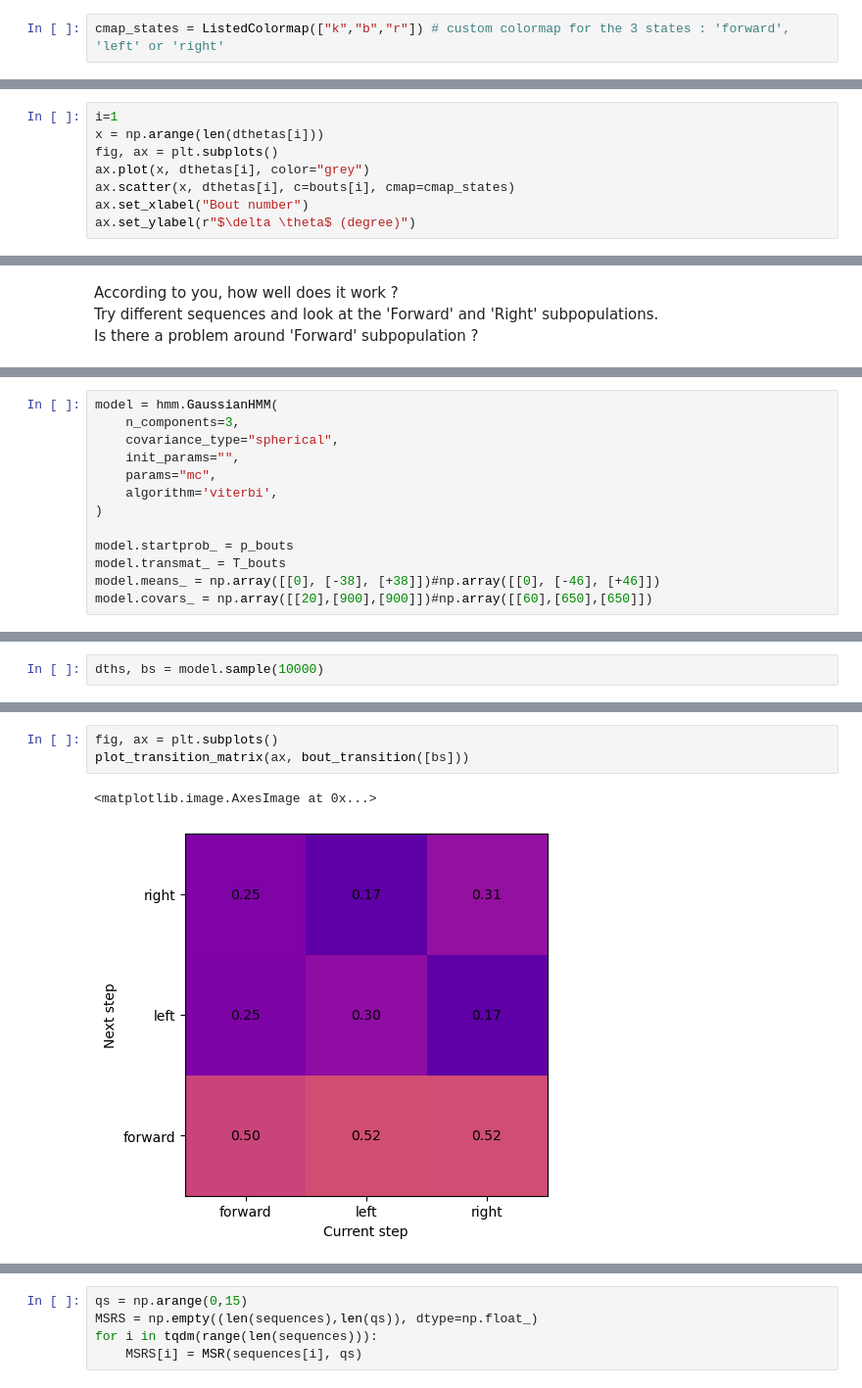
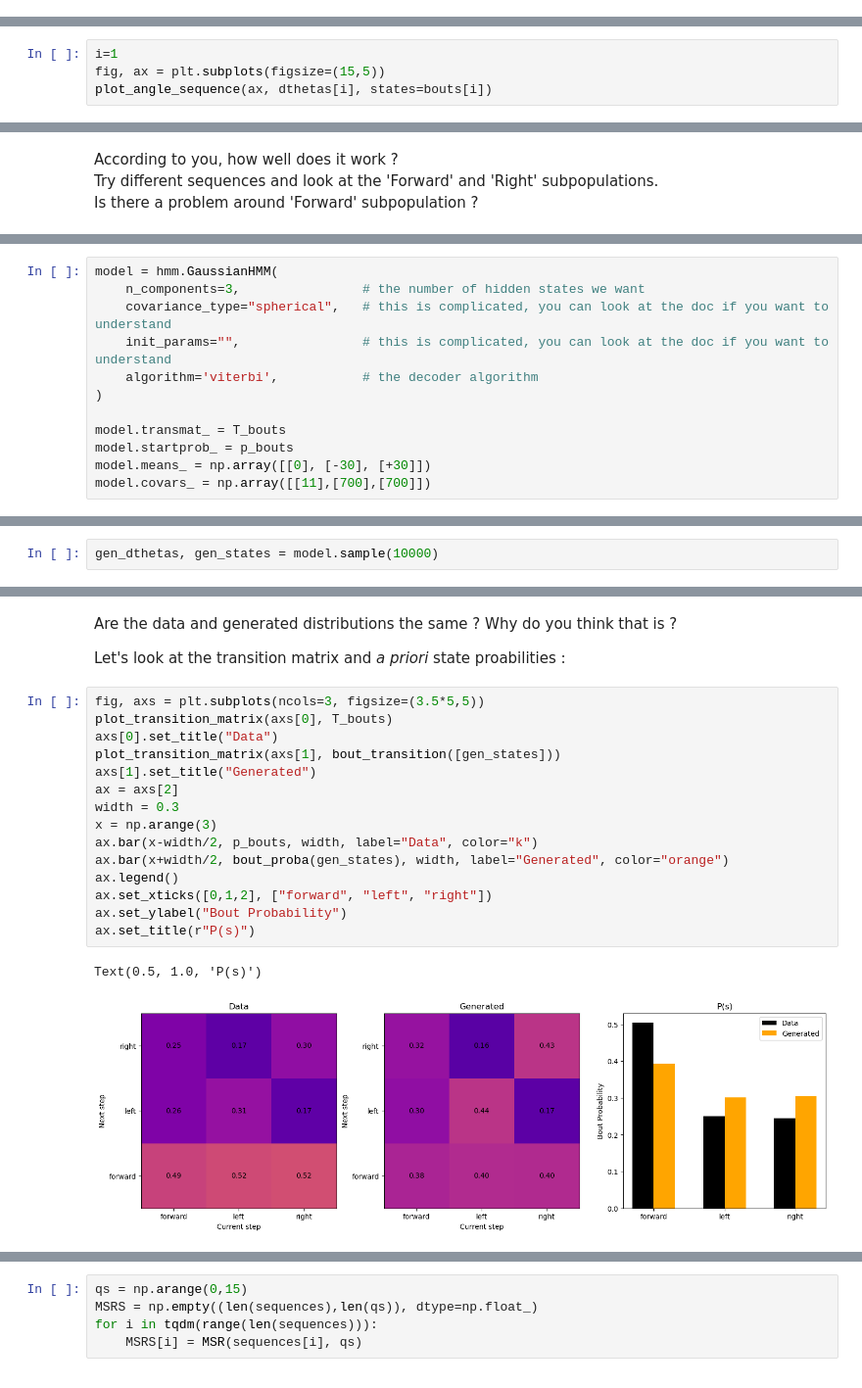
Before and after one commit to EmeEmu/IBIO-Banyuls2023-Python, a Jupyter notebook: day4_HMMs.ipynb, the cells around one changed output, grey strips where cells are left out. Shown at 98% size. Drawn from its saved outputs; the diff is of its cells as text.

```diff
--- a/day4_HMMs.ipynb
+++ b/day4_HMMs.ipynb
@@ -145,5 +118,3 @@ In the first part of this practical, we will :
 3. see how those statistics evolve with temperature
 4. find the stationary distribution of the Markov Chain
 5. use the Markov Chain to generate new sequences of states
-# %%
-cmap_states = ListedColormap(["k","b","r"]) # custom colormap for the 3 states : 'forward', 'left' or 'right'
@@ -289,10 +233,6 @@ Text(0, 0.5, 'Density')
 And let's see what it looks like for an example sequence
 # %%
 i=1
-x = np.arange(len(dthetas[i]))
-fig, ax = plt.subplots()
-ax.plot(x, dthetas[i], color="grey")
-ax.scatter(x, dthetas[i], c=bouts[i], cmap=cmap_states)
-ax.set_xlabel("Bout number")
-ax.set_ylabel(r"$\delta \theta$ (degree)")
+fig, ax = plt.subplots(figsize=(15,5))
+plot_angle_sequence(ax, dthetas[i], states=bouts[i])
 # %% [output]
@@ -971,13 +909,12 @@ long_seq.shape
 # %%
 model = hmm.GaussianHMM(
-    n_components=3,
-    covariance_type="spherical",
-    init_params="",
-    params="mc",
-    algorithm='viterbi',
+    n_components=3,                # the number of hidden states we want
+    covariance_type="spherical",   # this is complicated, you can look at the doc if you want to understand
+    init_params="",                # this is complicated, you can look at the doc if you want to understand
+    algorithm='viterbi',           # the decoder algorithm
 )
 
+model.transmat_ = T_bouts
 model.startprob_ = p_bouts
-model.transmat_ = T_bouts
-model.means_ = np.array([[0], [-38], [+38]])#np.array([[0], [-46], [+46]])
-model.covars_ = np.array([[20],[900],[900]])#np.array([[60],[650],[650]])
+model.means_ = np.array([[0], [-30], [+30]])
+model.covars_ = np.array([[11],[700],[700]])
@@ -989,3 +929,3 @@ GaussianHMM(covariance_type='spherical', init_params='', n_components=3,
 # %%
-dths, bs = model.sample(10000)
+gen_dthetas, gen_states = model.sample(10000)
 # %%
@@ -999,6 +946,22 @@ array([2, 2, 0, ..., 2, 0, 2])
+# %% [markdown]
+Are the data and generated distributions the same ? Why do you think that is ?
+
+Let's look at the transition matrix and *a priori* state proabilities :
 # %%
-fig, ax = plt.subplots()
-plot_transition_matrix(ax, bout_transition([bs]))
+fig, axs = plt.subplots(ncols=3, figsize=(3.5*5,5))
+plot_transition_matrix(axs[0], T_bouts)
+axs[0].set_title("Data")
+plot_transition_matrix(axs[1], bout_transition([gen_states]))
+axs[1].set_title("Generated")
+ax = axs[2]
+width = 0.3
+x = np.arange(3)
+ax.bar(x-width/2, p_bouts, width, label="Data", color="k")
+ax.bar(x+width/2, bout_proba(gen_states), width, label="Generated", color="orange")
+ax.legend()
+ax.set_xticks([0,1,2], ["forward", "left", "right"])
+ax.set_ylabel("Bout Probability")
+ax.set_title(r"P(s)")
 # %% [output]
-<matplotlib.image.AxesImage at 0x...>
+Text(0.5, 1.0, 'P(s)')
-[figure, old version]
+[figure, new version]
```
Also changed, not shown: parts of 107 cells of this notebook, 1 other file.
